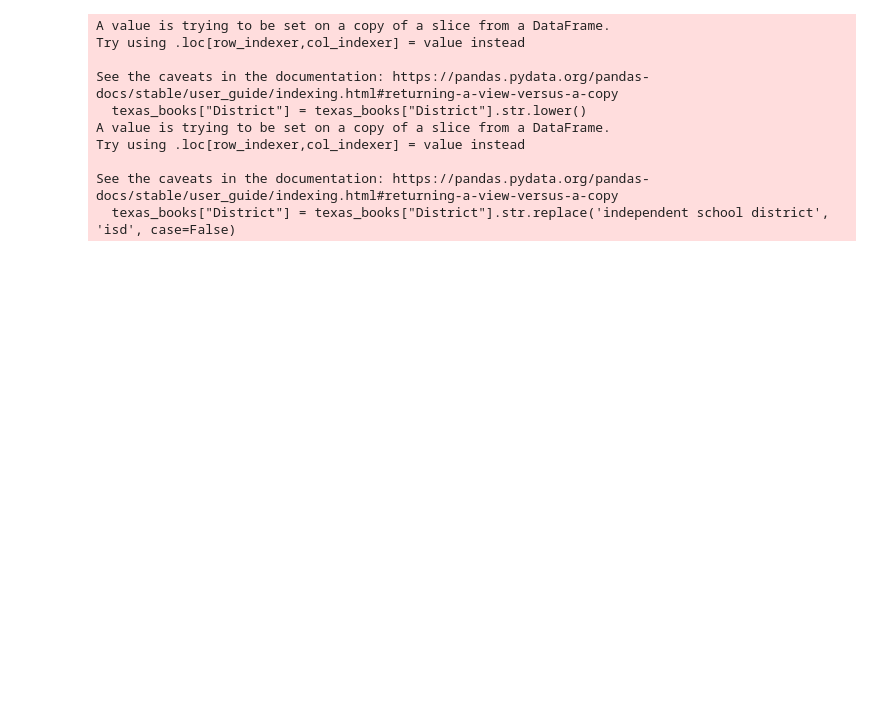
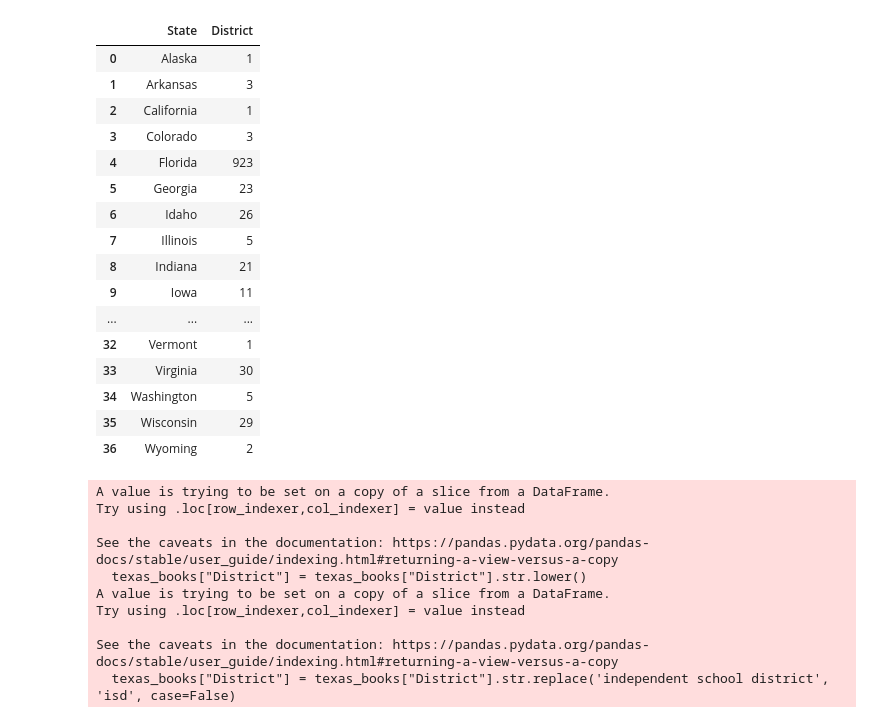
Before and after one commit to sanions/bookbans, a Jupyter notebook: texas_map.ipynb, the cells around one changed output. Cells and saved outputs as stored; diff of their text form; code cells hidden in the pictures; blank space fills up the shorter version.

```diff
--- a/texas_map.ipynb
+++ b/texas_map.ipynb
@@ -15,3 +34,25 @@ books = df_school_yr_1.append(df_school_yr_2)
+# %%
+tmp = books.groupby(by="State")["District"].count().reset_index()
+# %%
+tmp
+# %% [output]
+|  | State | District |
+| 0 | Alaska | 1 |
+| 1 | Arkansas | 3 |
+| 2 | California | 1 |
+| 3 | Colorado | 3 |
+| 4 | Florida | 923 |
+| 5 | Georgia | 23 |
+| 6 | Idaho | 26 |
+| 7 | Illinois | 5 |
+| 8 | Indiana | 21 |
+| 9 | Iowa | 11 |
+| ... | ... | ... |
+| 32 | Vermont | 1 |
+| 33 | Virginia | 30 |
+| 34 | Washington | 5 |
+| 35 | Wisconsin | 29 |
+| 36 | Wyoming | 2 |
 # %%
 texas_books = books.loc[books["State"] == "Texas"]
 
```
Also changed, not shown: parts of 6 cells of this notebook.
